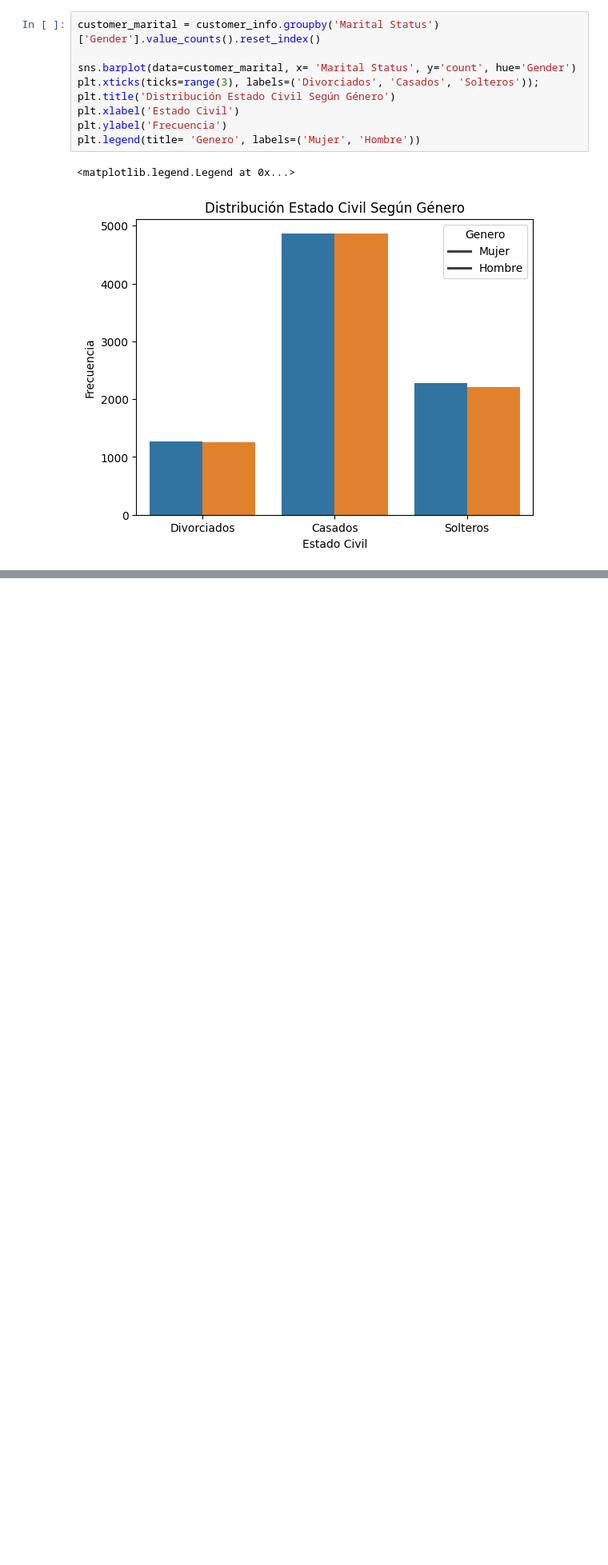
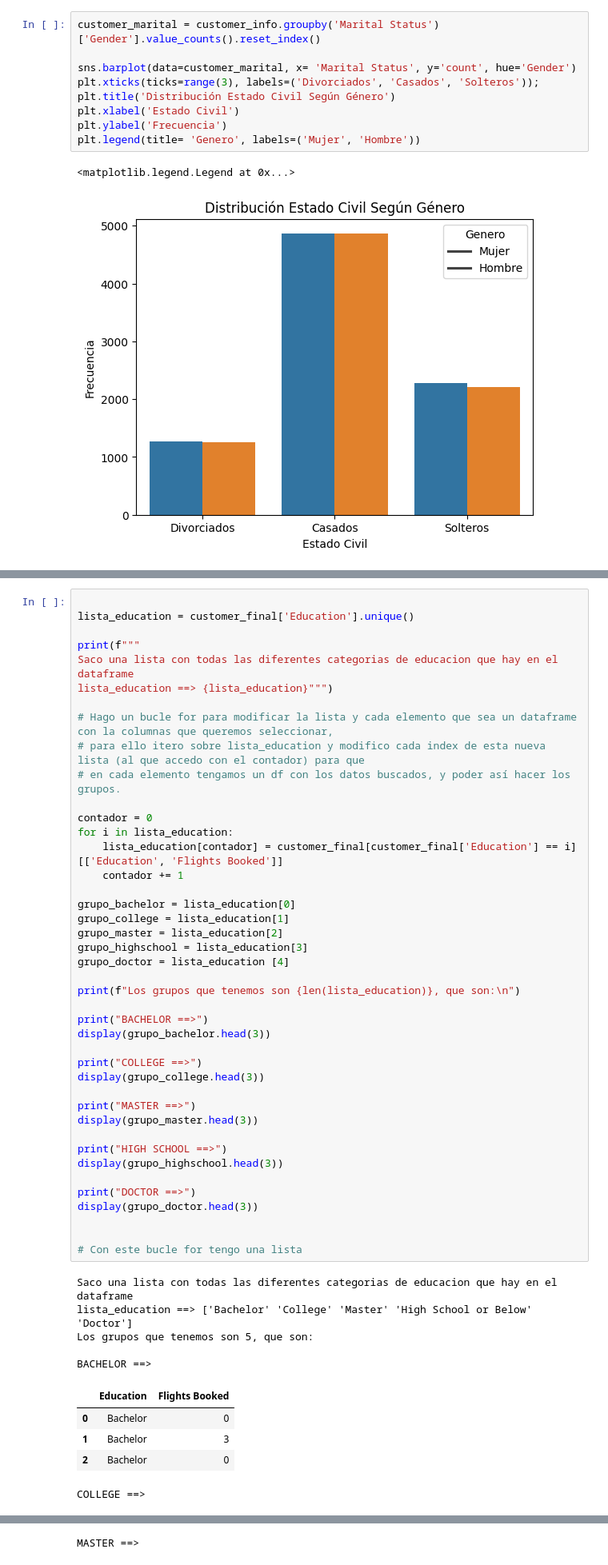
Before and after one commit to Adalab/bda-modulo-3-evaluacion-final-laurarj24, a Jupyter notebook: evaluacion_final_modulo_3_Laura_Romero_Jimenez.ipynb, the cells around one changed output, grey strips where cells are left out. Shown at 80% size. Saved outputs shown, nothing was run; the diff lists cells and outputs as text; blank space fills up the shorter version.

```diff
--- a/evaluacion_final_modulo_3_Laura_Romero_Jimenez.ipynb
+++ b/evaluacion_final_modulo_3_Laura_Romero_Jimenez.ipynb
@@ -1065,0 +1083,53 @@ Name: Salary, dtype: float64
+# %%
+
+lista_education = customer_final['Education'].unique()
+
+print(f"""
+Saco una lista con todas las diferentes categorias de educacion que hay en el dataframe
+lista_education ==> {lista_education}""")
+
+# Hago un bucle for para modificar la lista y cada elemento que sea un dataframe con la columnas que queremos seleccionar,
+# para ello itero sobre lista_education y modifico cada index de esta nueva lista (al que accedo con el contador) para que
+# en cada elemento tengamos un df con los datos buscados, y poder así hacer los grupos.
+
+contador = 0
+for i in lista_education:
+    lista_education[contador] = customer_final[customer_final['Education'] == i][['Education', 'Flights Booked']]
+    contador += 1
+
+grupo_bachelor = lista_education[0]
+grupo_college = lista_education[1]
+grupo_master = lista_education[2]
+grupo_highschool = lista_education[3]
+grupo_doctor = lista_education [4]
+
+print(f"Los grupos que tenemos son {len(lista_education)}, que son:\n")
+
+print("BACHELOR ==>")
+display(grupo_bachelor.head(3))
+
+print("COLLEGE ==>")
+display(grupo_college.head(3))
+
+print("MASTER ==>")
+display(grupo_master.head(3))
+
+print("HIGH SCHOOL ==>")
+display(grupo_highschool.head(3))
+
+print("DOCTOR ==>")
+display(grupo_doctor.head(3))
+
+
+# Con este bucle for tengo una lista
+# %% [output]
+Saco una lista con todas las diferentes categorias de educacion que hay en el dataframe
+lista_education ==> ['Bachelor' 'College' 'Master' 'High School or Below' 'Doctor']
+Los grupos que tenemos son 5, que son:
+
+BACHELOR ==>
+|  | Education | Flights Booked |
+| 0 | Bachelor | 0 |
+| 1 | Bachelor | 3 |
+| 2 | Bachelor | 0 |
+COLLEGE ==>
@@ -1065,0 +1140 @@ Name: Salary, dtype: float64
+MASTER ==>
```
Also changed, not shown: parts of 32 cells of this notebook, 5 other files.
